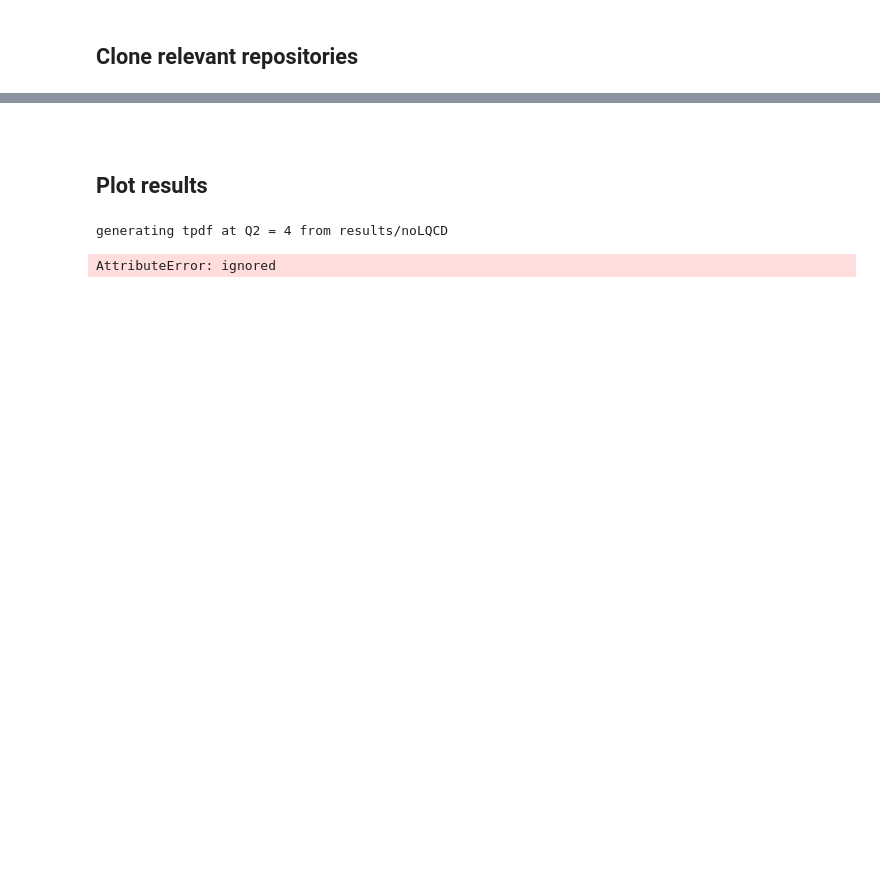
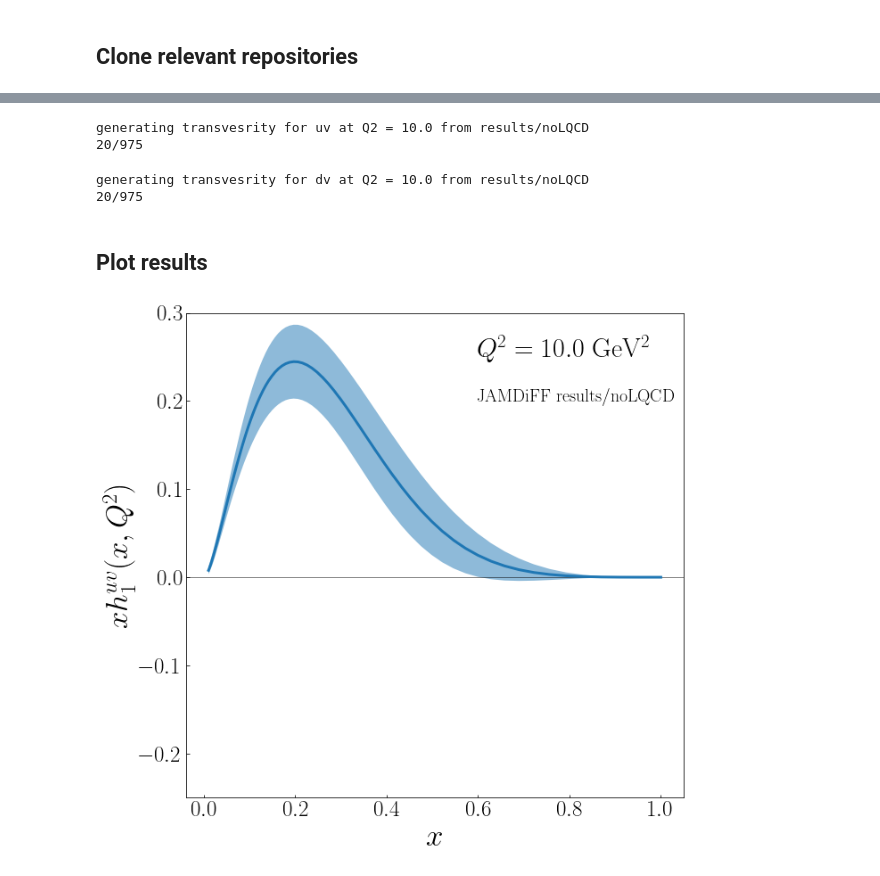
Before and after one commit to prokudin/JAMDiFF_library, a Jupyter notebook: JAMDiFF_Library.ipynb, the cells around one changed output, grey strips where cells are left out. Drawn from its saved outputs; the diff is of its cells as text; code cells hidden in the pictures; blank space fills up the shorter version.

````diff
--- a/JAMDiFF_Library.ipynb
+++ b/JAMDiFF_Library.ipynb
@@ -53,0 +52,9 @@ wdir = 'results/noLQCD'# Use this one for plots without LQCD analysis
+# %%
+X = np.geomspace(0.01,1,100) # Choose the range in x to generate
+Q2 = 10.                     # Choose the value of Q^2 (GeV^2)
+flav = 'uv'                  # Choose the quark: 'uv' = u-baru, 'dv' = u-baru, 'u', 'd', 'ub' = baru, 'db' = bard
+# %%
+data_uv = tpdf.get_xf(X,Q2,flav,wdir)
+# %% [output]
+generating transvesrity for uv at Q2 = 10.0 from results/noLQCD
+20/975
@@ -54,19 +63,7 @@ wdir = 'results/noLQCD'# Use this one for plots without LQCD analysis
+# %%
+data_dv = tpdf.get_xf(X,Q2,flav,wdir)
+# %% [output]
+generating transvesrity for dv at Q2 = 10.0 from results/noLQCD
+20/975
 # %% [markdown]
-
-
-```# This is formatted as code
-
-```
-
 ## Plot results
-# %%
-###################################################
-##--Plot QCFs
-###################################################
-
-tpdf.gen_xf(wdir,Q2=4) # Change Q2 if needed
-tpdf.plot_xf(wdir,Q2=4,mode=0)
-tpdf.plot_xf(wdir,Q2=4,mode=1)
-# %% [output]
-generating tpdf at Q2 = 4 from results/noLQCD
-AttributeError: ignored
@@ -72,0 +72,27 @@ AttributeError: ignored
+# %%
+# Plot uv
+fig = plt.figure(figsize=(10,10))
+ax = plt.axes()
+
+flav = 'uv'
+data = data_uv # we plot transversity for this flavor
+
+ax.set_ylim([-0.25,0.3])
+ax.axhline(y=0,ls='-',lw=0.5,c='k')
+
+# plot results
+ax.plot(data['X'],data['XF']['mean'],lw=3) # Plot the mean transversity
+ax.fill_between(data['X'],data['XF']['mean']-data['XF']['std'],data['XF']['mean']+data['XF']['std'],alpha=0.5) # Plot the uncertainty
+
+# describe what we plot
+ax.text(0.6,0.25,r'$Q^2=%.1f\; {\rm GeV^2}$'%Q2,size = 30)
+ax.text(0.6,0.2,r'${\rm JAMDiFF\; %s}$'%wdir,size = 20)
+
+# set labels
+ax.tick_params(direction='in',labelsize=25)
+ax.set_xlabel(r'$x$',size = 35)
+ax.set_ylabel(r'$x h_{1}^{%s}(x,Q^2)$'%flav,size = 35)
+
+plt.show()
+# %% [output]
+[figure, added]
````
Also changed, not shown: parts of 12 cells of this notebook, 1 other file.
